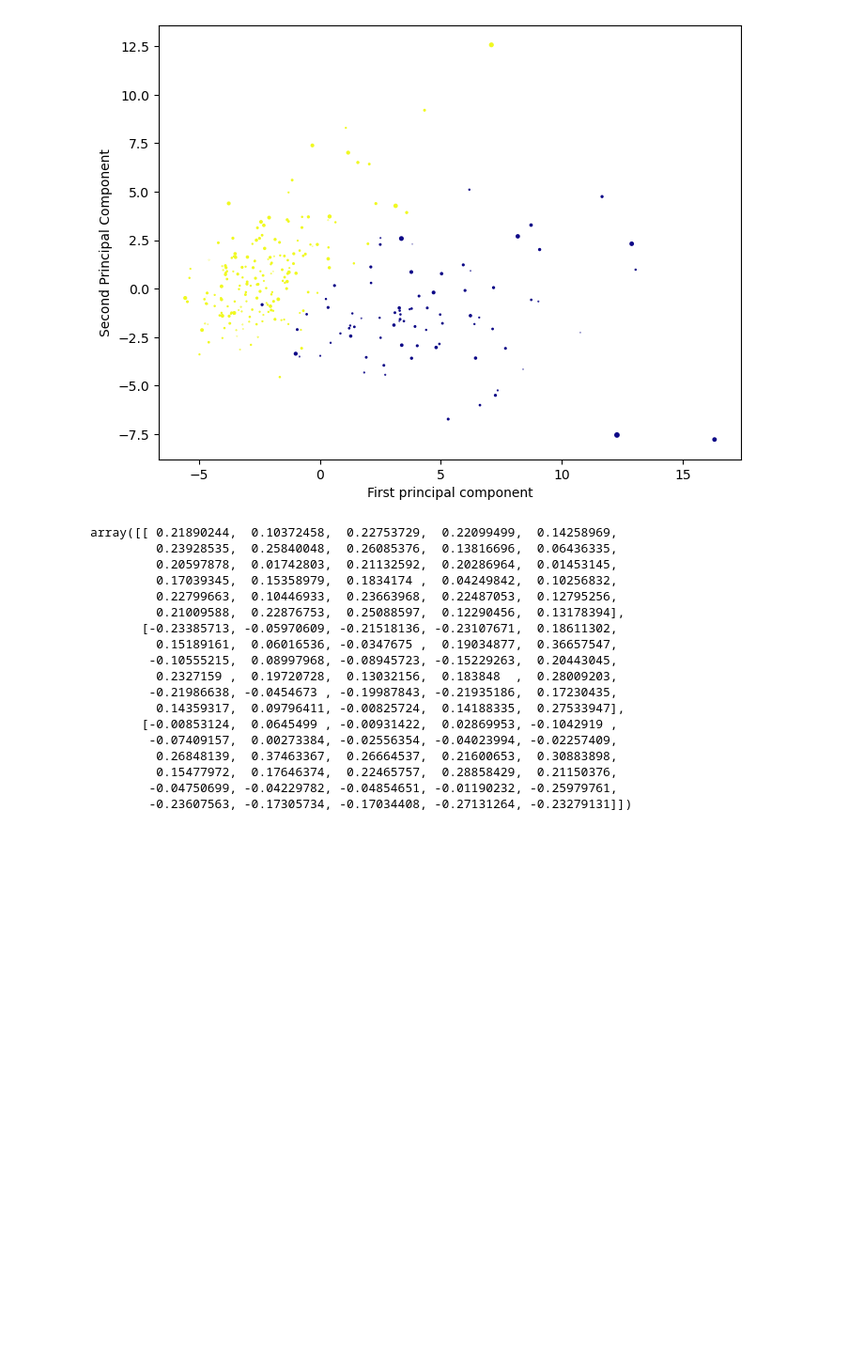
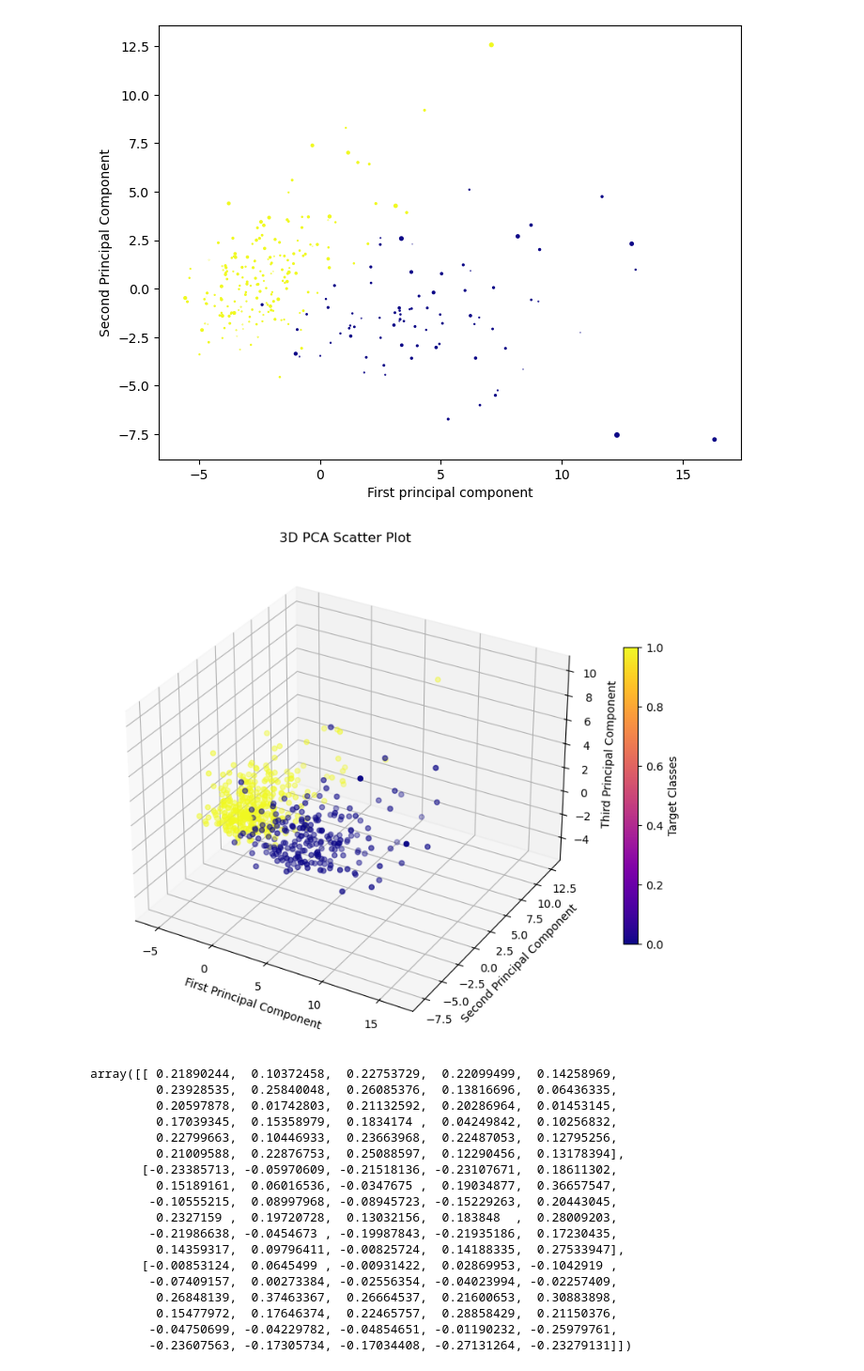
Before and after one commit to samira-shy/Python, a Jupyter notebook: MachineLearning/PrincipalComponentAnalysis/PrincipalComponentAnalysis.ipynb, the cells around one changed output. Shown: that part at 94% size. Saved outputs shown, nothing was run; the diff lists cells and outputs as text; code cells hidden in the pictures; blank space fills up the shorter version.

Commit message:
PCA with 3 Principal Component

```diff
--- a/MachineLearning/PrincipalComponentAnalysis/PrincipalComponentAnalysis.ipynb
+++ b/MachineLearning/PrincipalComponentAnalysis/PrincipalComponentAnalysis.ipynb
@@ -227,6 +227,33 @@ plt.show()
 # %% [output]
 [figure]
 [figure]
+# %%
+from mpl_toolkits.mplot3d import Axes3D
+
+# Create a figure and a 3D axis
+fig = plt.figure(figsize=(10, 8))
+ax = fig.add_subplot(111, projection='3d')
+
+# Scatter plot using the three principal components
+sc = ax.scatter(x_pca_three[:, 0], x_pca_three[:, 1], x_pca_three[:, 2],
+                c=cancer['target'], cmap='plasma')
+
+# Add labels for the axes
+ax.set_xlabel('First Principal Component')
+ax.set_ylabel('Second Principal Component')
+ax.set_zlabel('Third Principal Component')
+
+# Add a title
+ax.set_title('3D PCA Scatter Plot')
+
+# Add a colorbar
+cbar = plt.colorbar(sc, ax=ax, shrink=0.6)
+cbar.set_label('Target Classes')
+
+# Display the plot
+plt.show()
+# %% [output]
+[figure, added]
 # %%
 pca.components_
 # %% [output]
```
